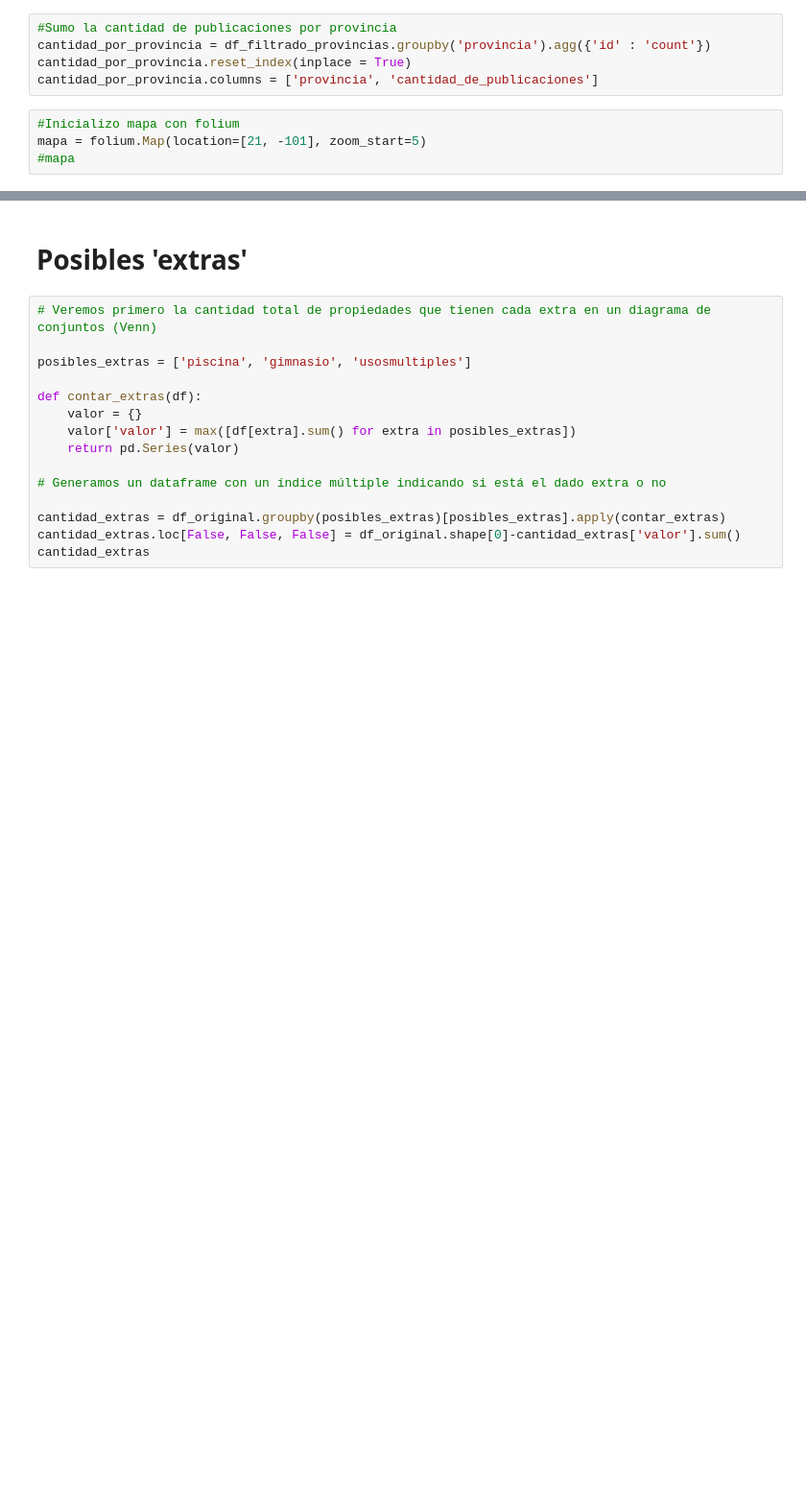
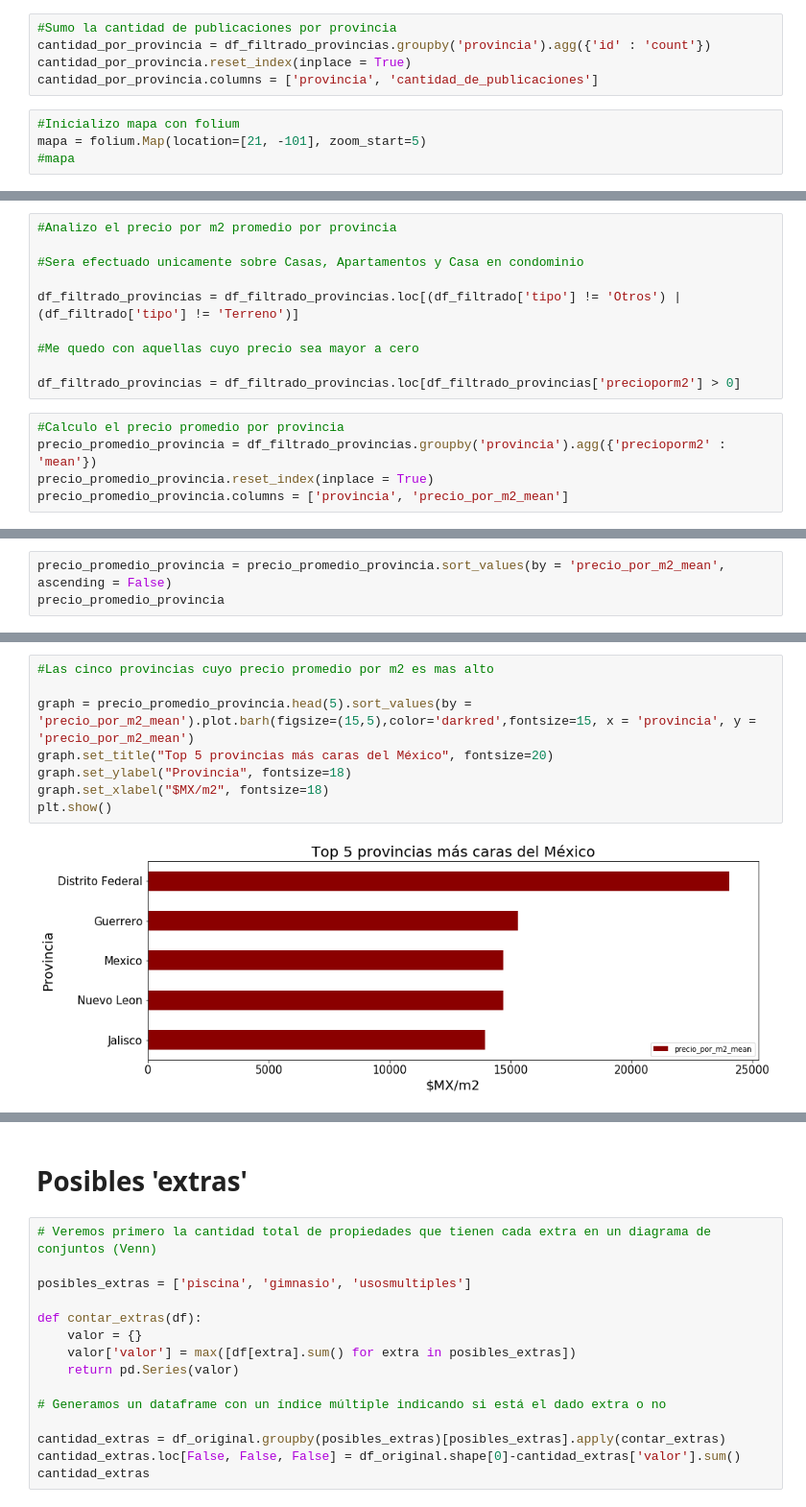
Before and after one commit to taielc/Fiuba_Datos_TP1, a Jupyter notebook: nb_principal.ipynb, the cells around one changed output, grey strips where cells are left out. Shown at 96% size. Saved outputs shown, nothing was run; the diff lists cells and outputs as text; blank space fills up the shorter version.

Commit message:
Agrego graficos por provincia

```diff
--- a/nb_principal.ipynb
+++ b/nb_principal.ipynb
@@ -688,0 +693,15 @@ mapa
+# %%
+#Analizo el precio por m2 promedio por provincia
+
+#Sera efectuado unicamente sobre Casas, Apartamentos y Casa en condominio
+
+df_filtrado_provincias = df_filtrado_provincias.loc[(df_filtrado['tipo'] != 'Otros') | (df_filtrado['tipo'] != 'Terreno')]
+
+#Me quedo con aquellas cuyo precio sea mayor a cero
+
+df_filtrado_provincias = df_filtrado_provincias.loc[df_filtrado_provincias['precioporm2'] > 0]
+# %%
+#Calculo el precio promedio por provincia
+precio_promedio_provincia = df_filtrado_provincias.groupby('provincia').agg({'precioporm2' : 'mean'})
+precio_promedio_provincia.reset_index(inplace = True)
+precio_promedio_provincia.columns = ['provincia', 'precio_por_m2_mean']
@@ -688,0 +730,3 @@ mapa
+# %%
+precio_promedio_provincia = precio_promedio_provincia.sort_values(by = 'precio_por_m2_mean', ascending = False)
+precio_promedio_provincia
@@ -688,0 +751,10 @@ mapa
+# %%
+#Las cinco provincias cuyo precio promedio por m2 es mas alto
+
+graph = precio_promedio_provincia.head(5).sort_values(by = 'precio_por_m2_mean').plot.barh(figsize=(15,5),color='darkred',fontsize=15, x = 'provincia', y = 'precio_por_m2_mean')
+graph.set_title("Top 5 provincias más caras del México", fontsize=20)
+graph.set_ylabel("Provincia", fontsize=18)
+graph.set_xlabel("$MX/m2", fontsize=18)
+plt.show()
+# %% [output]
+[figure, added]
```
Also changed, not shown: parts of 15 cells of this notebook.
